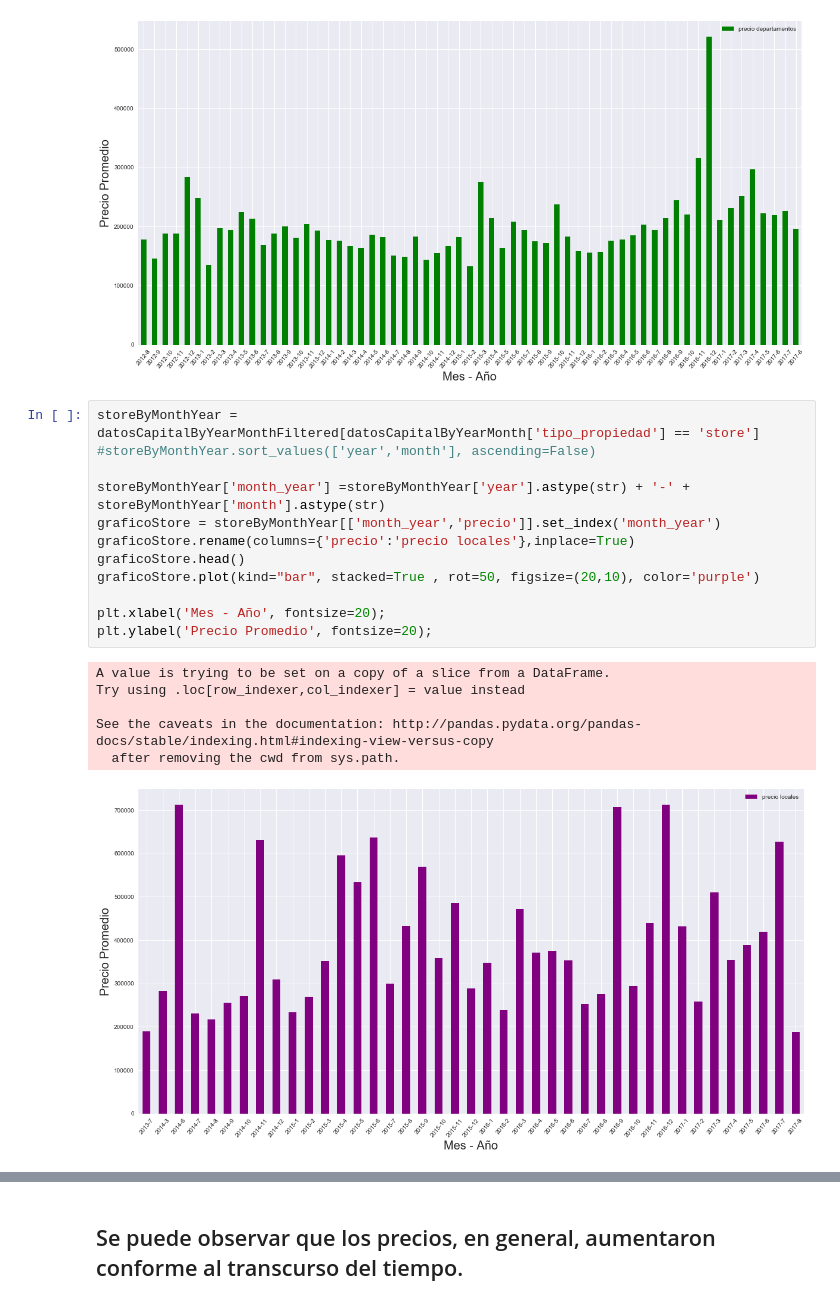
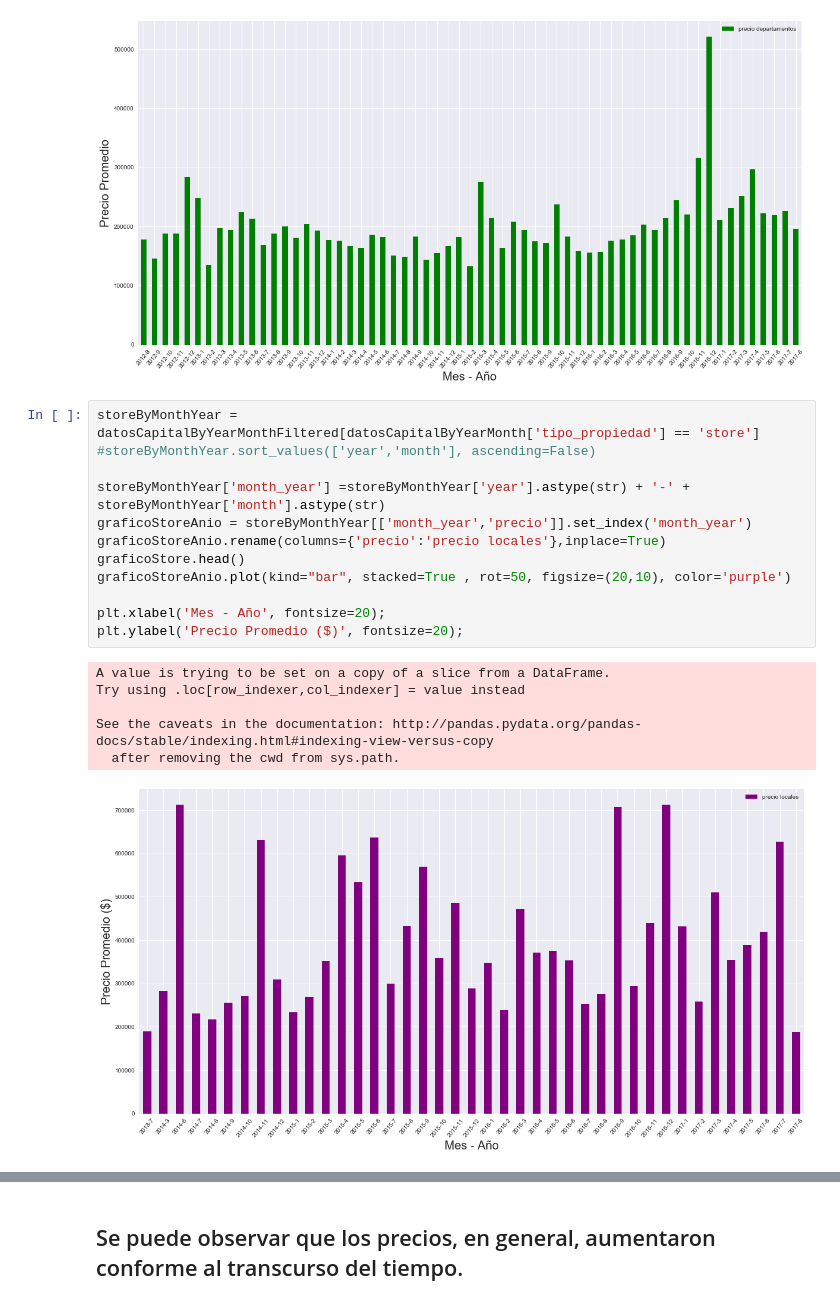
Before and after one commit to NicoGallegos/tpdatos, a Jupyter notebook: TP 1 - Definitiva.ipynb, the cells around one changed output, grey strips where cells are left out. Drawn from its saved outputs; the diff is of its cells as text.

```diff
--- a/TP 1 - Definitiva.ipynb
+++ b/TP 1 - Definitiva.ipynb
@@ -1093,22 +1130,22 @@ See the caveats in the documentation: http://pandas.pydata.org/pandas-docs/stabl
 # %%
 storeByMonthYear = datosCapitalByYearMonthFiltered[datosCapitalByYearMonth['tipo_propiedad'] == 'store']
 #storeByMonthYear.sort_values(['year','month'], ascending=False)
 
 storeByMonthYear['month_year'] =storeByMonthYear['year'].astype(str) + '-' + storeByMonthYear['month'].astype(str)
-graficoStore = storeByMonthYear[['month_year','precio']].set_index('month_year')
-graficoStore.rename(columns={'precio':'precio locales'},inplace=True)
+graficoStoreAnio = storeByMonthYear[['month_year','precio']].set_index('month_year')
+graficoStoreAnio.rename(columns={'precio':'precio locales'},inplace=True)
 graficoStore.head()
-graficoStore.plot(kind="bar", stacked=True , rot=50, figsize=(20,10), color='purple')
+graficoStoreAnio.plot(kind="bar", stacked=True , rot=50, figsize=(20,10), color='purple')
 
 plt.xlabel('Mes - Año', fontsize=20);
-plt.ylabel('Precio Promedio', fontsize=20);
+plt.ylabel('Precio Promedio ($)', fontsize=20);
 # %% [output]
 A value is trying to be set on a copy of a slice from a DataFrame.
 Try using .loc[row_indexer,col_indexer] = value instead
 
 See the caveats in the documentation: http://pandas.pydata.org/pandas-docs/stable/indexing.html#indexing-view-versus-copy
   after removing the cwd from sys.path.
-[figure, old version]
+[figure, new version]
 # %%
 PHByMonthYear = datosCapitalByYearMonthFiltered[datosCapitalByYearMonth['tipo_propiedad'] == 'PH']
 
```
Also changed, not shown: parts of 45 cells of this notebook.
